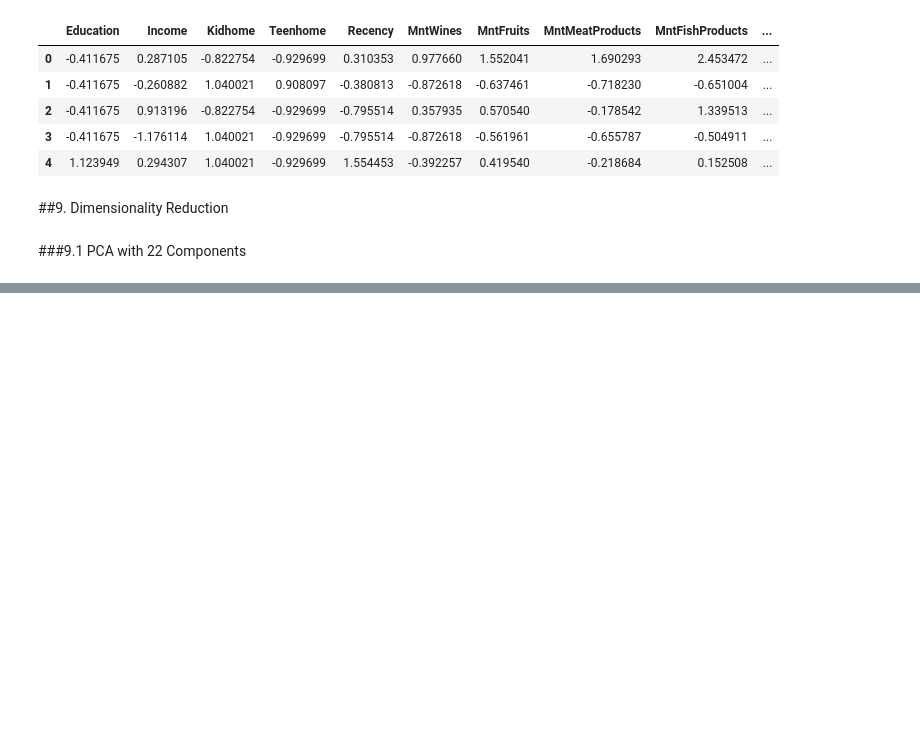
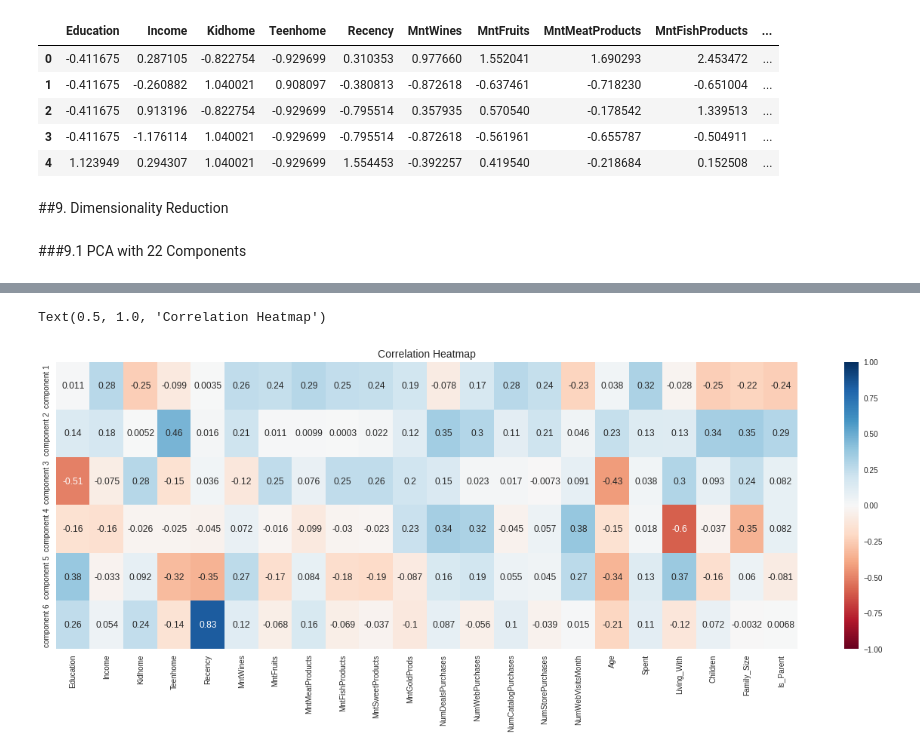
Before and after one commit to AliceKitchkin/Unsupervised-Machine-Learning, a Jupyter notebook: CustomerSegmentation.ipynb, the cells around one changed output, grey strips where cells are left out. Saved outputs shown, nothing was run; the diff lists cells and outputs as text; code cells hidden in the pictures; blank space fills up the shorter version.

```diff
--- a/CustomerSegmentation.ipynb
+++ b/CustomerSegmentation.ipynb
@@ -468,0 +396,10 @@ plt.ylabel('explained_variance_');
+# %%
+pca6 = PCA(n_components=6)
+pca6.fit(data)
+
+df_pca6_components = pd.DataFrame(
+    data=pca6.components_.round(4),
+    columns=data.columns.values,
+    index=['component 1', 'component 2', 'component 3', 'component 4', 'component 5', 'component 6'])
+
+df_pca6_components
@@ -468,0 +414,12 @@ plt.ylabel('explained_variance_');
+# %%
+# 0.9 is also a good relationship, and if you increase one value, the other will probably increase as well.
+# -0.9 would be just as good relationship as 0.9, but if you increase one value, the other will probably go down.
+# 0.2 means NOT a good relationship, meaning that if one value goes up does not mean that the other will.
+# 0.6 (or -0.6) is a good correlation
+
+plt.figure(figsize=(22,7))
+sns.heatmap(df_pca6_components, annot = True, cmap = 'RdBu', center = 0, vmin=-1, vmax=1)
+plt.title('Correlation Heatmap',fontsize=14)
+# %% [output]
+Text(0.5, 1.0, 'Correlation Heatmap')
+[figure, added]
```
Also changed, not shown: parts of 32 cells of this notebook.
